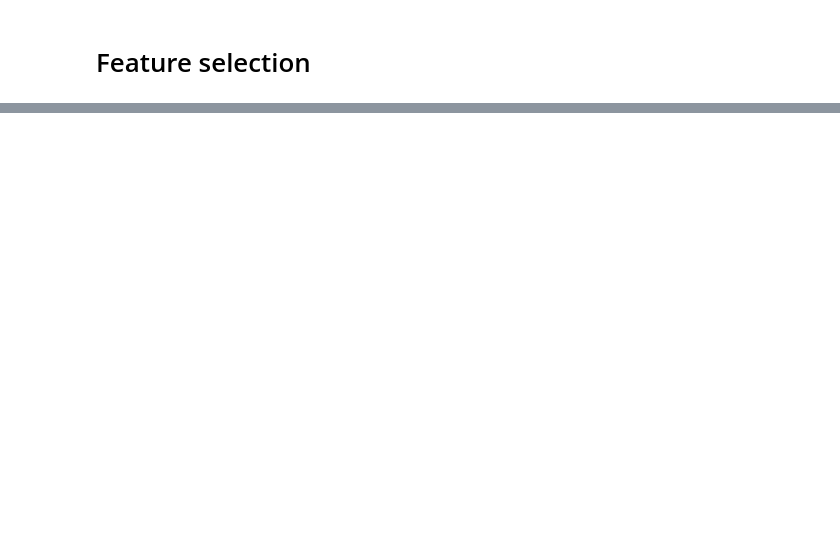
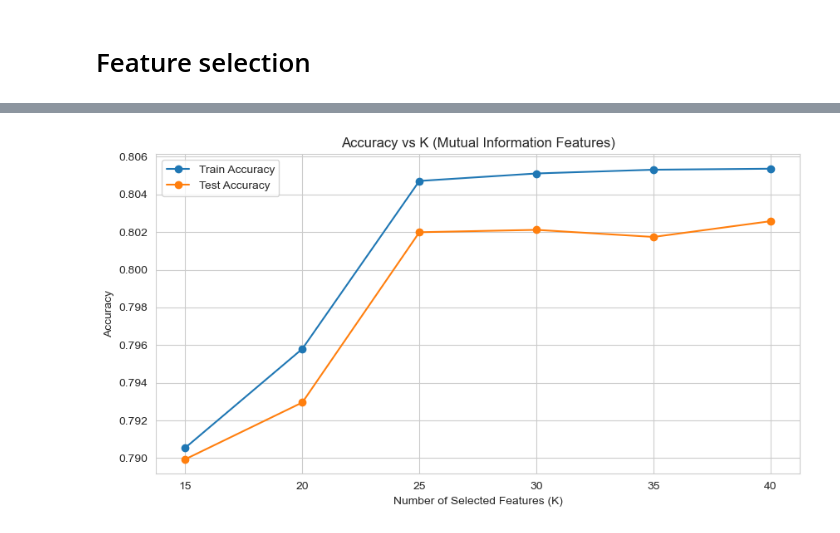
Before and after one commit to markoandjel/Preprocessing, a Jupyter notebook: I seminarski rad/Feature_Selection_Marko_Andjelkovic_1809.ipynb, the cells around one changed output, grey strips where cells are left out. Drawn from its saved outputs; the diff is of its cells as text; code cells hidden in the pictures; blank space fills up the shorter version.

```diff
--- a/I seminarski rad/Feature_Selection_Marko_Andjelkovic_1809.ipynb
+++ b/I seminarski rad/Feature_Selection_Marko_Andjelkovic_1809.ipynb
@@ -583,0 +712,25 @@ plot_confusion_matrix_percent(y_test, y_pred)
+# %%
+import matplotlib.pyplot as plt
+
+# 1. Your data
+k_values = [15, 20, 25, 30, 35, 40]  # Testes Ks
+train_acc = [0.7905411065, 0.7957972107, 0.8047179294,
+             0.8051158018, 0.8053147380, 0.8053670897]
+test_acc  = [0.7899321551, 0.7929474830, 0.8019934668,
+             0.8021191055, 0.8017421895, 0.8025797806]
+
+# 2. Plot
+plt.figure(figsize=(10, 5))
+
+plt.plot(k_values, train_acc, marker="o", label="Train Accuracy")
+plt.plot(k_values, test_acc,  marker="o", label="Test Accuracy")
+
+plt.title("Accuracy vs K (Mutual Information Features)")
+plt.xlabel("Number of Selected Features (K)")
+plt.ylabel("Accuracy")
+plt.legend()
+plt.grid(True)
+
+plt.show()
+# %% [output]
+[figure, added]
```
Also changed, not shown: parts of 39 cells of this notebook, 2 other files.
